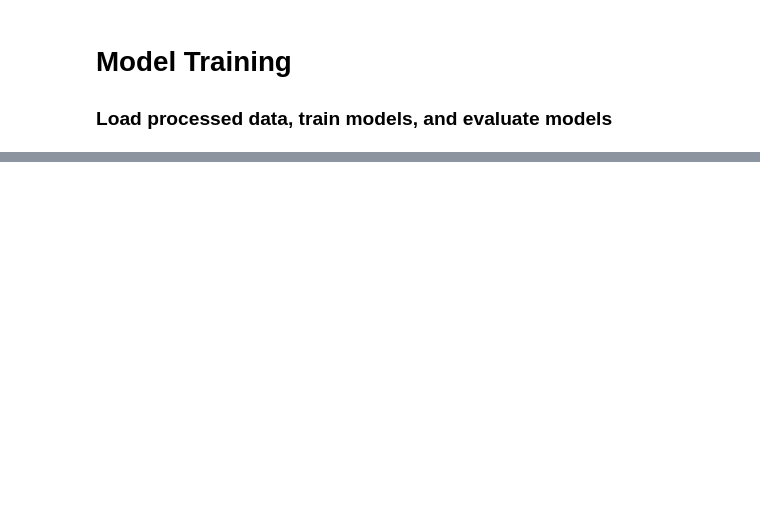
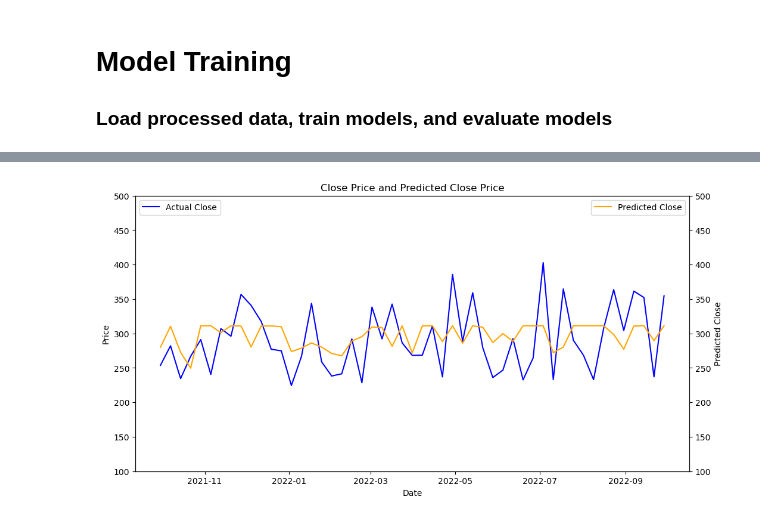
Before and after one commit to KWagnerCS/StockPredictor, a Jupyter notebook: notebooks/04_model_training.ipynb, the cells around one changed output, grey strips where cells are left out. Saved outputs shown, nothing was run; the diff lists cells and outputs as text; code cells hidden in the pictures; blank space fills up the shorter version.

Commit message:
LSTM implementation

```diff
--- a/notebooks/04_model_training.ipynb
+++ b/notebooks/04_model_training.ipynb
@@ -31,0 +160,9 @@ import tf
+# %%
+model=Sequential()
+model.add(LSTM(units=50,return_sequences=True, input_shape=(X_train.shape[1],1)))
+model.add(Dropout(0.2))
+model.add(LSTM(units=50))
+model.add(Dropout(0.2))
+model.add(Dense(units=1))
+model.compile(optimizer='adam', loss='mean_absolute_error')
+model.fit(X_train, y_train, epochs=3000, batch_size=32)
@@ -31,0 +188,6 @@ import tf
+# %%
+sc=MinMaxScaler(feature_range=(0,1))
+sc.fit_transform(X)
+booboo=model.predict(X_test)
+yuh=mean_squared_error(data["y_test"], booboo)
+yuh
@@ -31,0 +197,24 @@ import tf
+# %%
+fig, ax1 = plt.subplots(figsize=(12, 6))
+date_range = pd.date_range(start=df_merged['Date'].iloc[0], end=df_merged['Date'].iloc[-1], periods=len(y_pred))
+
+# Stock data plot
+ax1.set_xlabel('Date')
+ax1.set_ylabel('Price')
+ax1.plot(date_range, y_test, label='Actual Close', color='blue')
+ax1.legend(loc='upper left')
+
+# Predicted score plot
+ax2 = ax1.twinx()
+ax2.set_ylabel('Predicted Close')
+ax2.plot(date_range, booboo, label='Predicted Close', color='orange')
+ax2.legend(loc='upper right')
+
+ax1.set_ylim(100, 500)
+ax2.set_ylim(100, 500)
+
+plt.title('Close Price and Predicted Close Price')
+
+plt.show()
+# %% [output]
+[figure, added]
```
Also changed, not shown: parts of 14 cells of this notebook.
